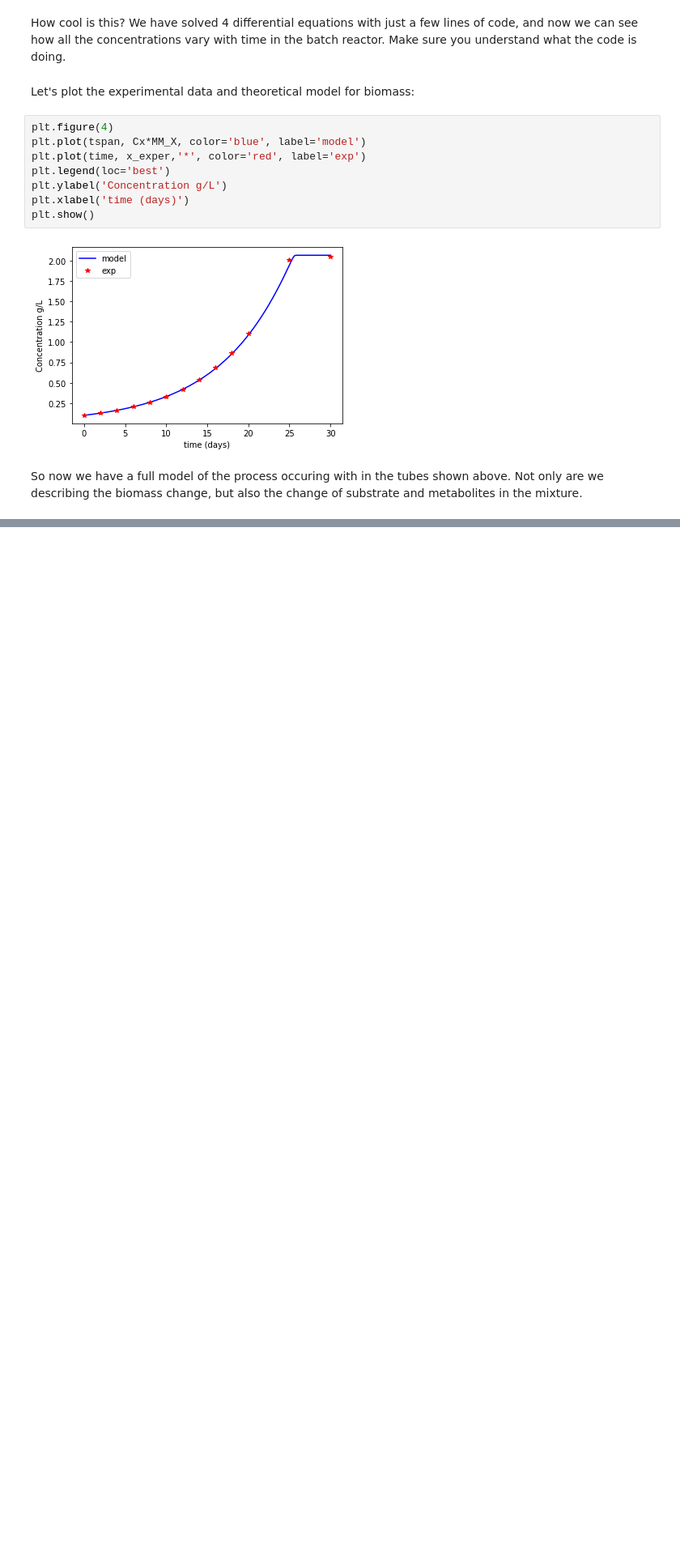
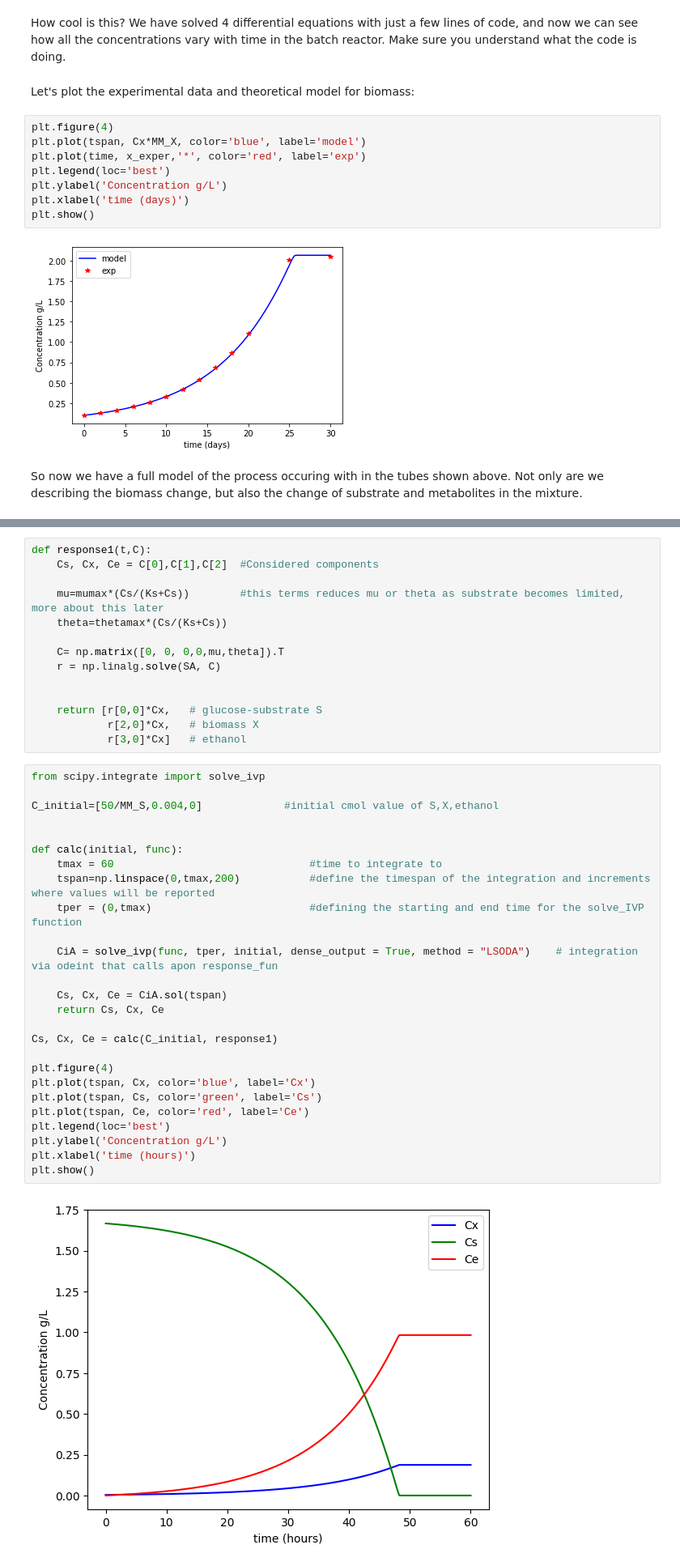
Before and after one commit to malhara/CBI310-version2, a Jupyter notebook: Chapter 5/Chapter 5.ipynb, the cells around one changed output, grey strips where cells are left out. Shown at 81% size. Drawn from its saved outputs; the diff is of its cells as text; blank space fills up the shorter version.

```diff
--- a/Chapter 5/Chapter 5.ipynb
+++ b/Chapter 5/Chapter 5.ipynb
@@ -427,0 +470,42 @@ Explain the difference
+# %%
+def response1(t,C):
+    Cs, Cx, Ce = C[0],C[1],C[2]  #Considered components
+
+    mu=mumax*(Cs/(Ks+Cs))        #this terms reduces mu or theta as substrate becomes limited, more about this later
+    theta=thetamax*(Cs/(Ks+Cs))
+
+    C= np.matrix([0, 0, 0,0,mu,theta]).T
+    r = np.linalg.solve(SA, C)
+
+
+    return [r[0,0]*Cx,   # glucose-substrate S
+            r[2,0]*Cx,   # biomass X
+            r[3,0]*Cx]   # ethanol
+# %%
+from scipy.integrate import solve_ivp
+
+C_initial=[50/MM_S,0.004,0]             #initial cmol value of S,X,ethanol
+
+
+def calc(initial, func):
+    tmax = 60                               #time to integrate to
+    tspan=np.linspace(0,tmax,200)           #define the timespan of the integration and increments where values will be reported
+    tper = (0,tmax)                         #defining the starting and end time for the solve_IVP function
+
+    CiA = solve_ivp(func, tper, initial, dense_output = True, method = "LSODA")    # integration via odeint that calls apon response_fun
+
+    Cs, Cx, Ce = CiA.sol(tspan)
+    return Cs, Cx, Ce
+
+Cs, Cx, Ce = calc(C_initial, response1)
+
+plt.figure(4)
+plt.plot(tspan, Cx, color='blue', label='Cx')
+plt.plot(tspan, Cs, color='green', label='Cs')
+plt.plot(tspan, Ce, color='red', label='Ce')
+plt.legend(loc='best')
+plt.ylabel('Concentration g/L')
+plt.xlabel('time (hours)')
+plt.show()
+# %% [output]
+[figure, added]
```
Also changed, not shown: parts of 9 cells of this notebook, 2 other files.
